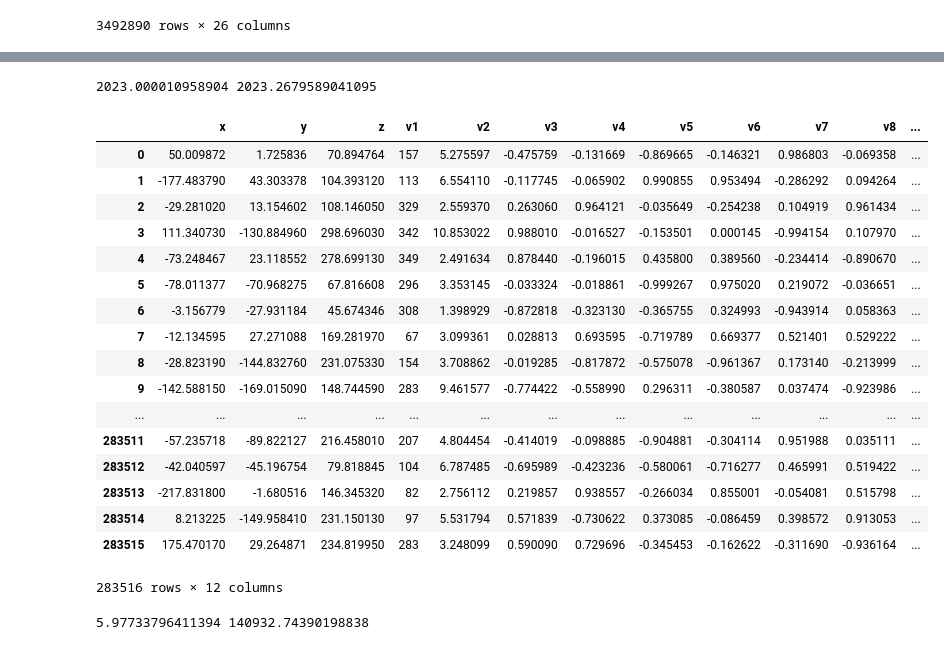
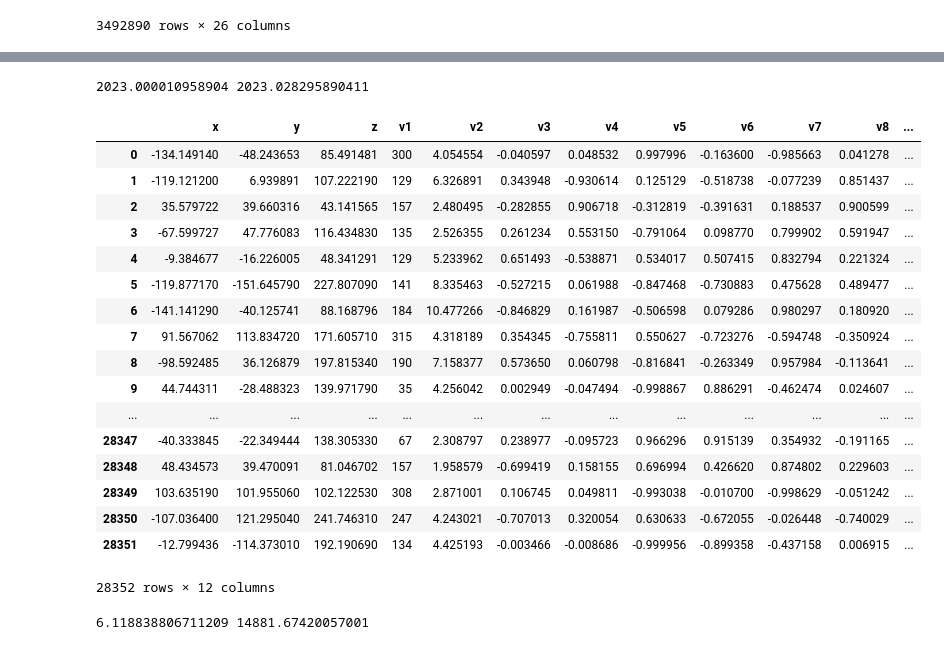
Before and after one commit to ageller/UniviewSDSSLSSTSNe, a Jupyter notebook: rawdata/convertSDSS.ipynb, the cells around one changed output, grey strips where cells are left out. Drawn from its saved outputs; the diff is of its cells as text; code cells hidden in the pictures.

```diff
--- a/rawdata/convertSDSS.ipynb
+++ b/rawdata/convertSDSS.ipynb
@@ -68,34 +63,36 @@ WARNING: ErfaWarning: ERFA function "dtf2d" yielded 3492817 of "dubious year (No
+# %%
+shuffledf = sdf.sample(frac=0.1).reset_index(drop=True)
 # %%
 #the Plastics time is binned, so I will need to randomize
+time = t[0:len(shuffledf)]
 tmin = min(time)
 tmax = max(time)
 print(tmin, tmax)
-stime = np.random.random(len(time))*(tmax - tmin) + tmin
 # %% [output]
-2023.000010958904 2023.2679589041095
+2023.000010958904 2023.028295890411
 # %%
-shuffledf = sdf.sample(frac=1).reset_index(drop=True)
+stime = np.random.random(len(shuffledf))*(tmax - tmin) + tmin
 shuffledf['time'] = (np.sort(stime) - yr)*365.2425*24.*60.
 shuffledf
 # %% [output]
 |  | x | y | z | v1 | v2 | v3 | v4 | v5 | v6 | v7 | v8 | ... |
-| 0 | 50.009872 | 1.725836 | 70.894764 | 157 | 5.275597 | -0.475759 | -0.131669 | -0.869665 | -0.146321 | 0.986803 | -0.069358 | ... |
-| 1 | -177.483790 | 43.303378 | 104.393120 | 113 | 6.554110 | -0.117745 | -0.065902 | 0.990855 | 0.953494 | -0.286292 | 0.094264 | ... |
-| 2 | -29.281020 | 13.154602 | 108.146050 | 329 | 2.559370 | 0.263060 | 0.964121 | -0.035649 | -0.254238 | 0.104919 | 0.961434 | ... |
-| 3 | 111.340730 | -130.884960 | 298.696030 | 342 | 10.853022 | 0.988010 | -0.016527 | -0.153501 | 0.000145 | -0.994154 | 0.107970 | ... |
-| 4 | -73.248467 | 23.118552 | 278.699130 | 349 | 2.491634 | 0.878440 | -0.196015 | 0.435800 | 0.389560 | -0.234414 | -0.890670 | ... |
-| 5 | -78.011377 | -70.968275 | 67.816608 | 296 | 3.353145 | -0.033324 | -0.018861 | -0.999267 | 0.975020 | 0.219072 | -0.036651 | ... |
-| 6 | -3.156779 | -27.931184 | 45.674346 | 308 | 1.398929 | -0.872818 | -0.323130 | -0.365755 | 0.324993 | -0.943914 | 0.058363 | ... |
-| 7 | -12.134595 | 27.271088 | 169.281970 | 67 | 3.099361 | 0.028813 | 0.693595 | -0.719789 | 0.669377 | 0.521401 | 0.529222 | ... |
-| 8 | -28.823190 | -144.832760 | 231.075330 | 154 | 3.708862 | -0.019285 | -0.817872 | -0.575078 | -0.961367 | 0.173140 | -0.213999 | ... |
-| 9 | -142.588150 | -169.015090 | 148.744590 | 283 | 9.461577 | -0.774422 | -0.558990 | 0.296311 | -0.380587 | 0.037474 | -0.923986 | ... |
+| 0 | -134.149140 | -48.243653 | 85.491481 | 300 | 4.054554 | -0.040597 | 0.048532 | 0.997996 | -0.163600 | -0.985663 | 0.041278 | ... |
+| 1 | -119.121200 | 6.939891 | 107.222190 | 129 | 6.326891 | 0.343948 | -0.930614 | 0.125129 | -0.518738 | -0.077239 | 0.851437 | ... |
+| 2 | 35.579722 | 39.660316 | 43.141565 | 157 | 2.480495 | -0.282855 | 0.906718 | -0.312819 | -0.391631 | 0.188537 | 0.900599 | ... |
+| 3 | -67.599727 | 47.776083 | 116.434830 | 135 | 2.526355 | 0.261234 | 0.553150 | -0.791064 | 0.098770 | 0.799902 | 0.591947 | ... |
+| 4 | -9.384677 | -16.226005 | 48.341291 | 129 | 5.233962 | 0.651493 | -0.538871 | 0.534017 | 0.507415 | 0.832794 | 0.221324 | ... |
+| 5 | -119.877170 | -151.645790 | 227.807090 | 141 | 8.335463 | -0.527215 | 0.061988 | -0.847468 | -0.730883 | 0.475628 | 0.489477 | ... |
+| 6 | -141.141290 | -40.125741 | 88.168796 | 184 | 10.477266 | -0.846829 | 0.161987 | -0.506598 | 0.079286 | 0.980297 | 0.180920 | ... |
+| 7 | 91.567062 | 113.834720 | 171.605710 | 315 | 4.318189 | 0.354345 | -0.755811 | 0.550627 | -0.723276 | -0.594748 | -0.350924 | ... |
+| 8 | -98.592485 | 36.126879 | 197.815340 | 190 | 7.158377 | 0.573650 | 0.060798 | -0.816841 | -0.263349 | 0.957984 | -0.113641 | ... |
+| 9 | 44.744311 | -28.488323 | 139.971790 | 35 | 4.256042 | 0.002949 | -0.047494 | -0.998867 | 0.886291 | -0.462474 | 0.024607 | ... |
 | ... | ... | ... | ... | ... | ... | ... | ... | ... | ... | ... | ... | ... |
-| 283511 | -57.235718 | -89.822127 | 216.458010 | 207 | 4.804454 | -0.414019 | -0.098885 | -0.904881 | -0.304114 | 0.951988 | 0.035111 | ... |
-| 283512 | -42.040597 | -45.196754 | 79.818845 | 104 | 6.787485 | -0.695989 | -0.423236 | -0.580061 | -0.716277 | 0.465991 | 0.519422 | ... |
-| 283513 | -217.831800 | -1.680516 | 146.345320 | 82 | 2.756112 | 0.219857 | 0.938557 | -0.266034 | 0.855001 | -0.054081 | 0.515798 | ... |
-| 283514 | 8.213225 | -149.958410 | 231.150130 | 97 | 5.531794 | 0.571839 | -0.730622 | 0.373085 | -0.086459 | 0.398572 | 0.913053 | ... |
-| 283515 | 175.470170 | 29.264871 | 234.819950 | 283 | 3.248099 | 0.590090 | 0.729696 | -0.345453 | -0.162622 | -0.311690 | -0.936164 | ... |
+| 28347 | -40.333845 | -22.349444 | 138.305330 | 67 | 2.308797 | 0.238977 | -0.095723 | 0.966296 | 0.915139 | 0.354932 | -0.191165 | ... |
+| 28348 | 48.434573 | 39.470091 | 81.046702 | 157 | 1.958579 | -0.699419 | 0.158155 | 0.696994 | 0.426620 | 0.874802 | 0.229603 | ... |
+| 28349 | 103.635190 | 101.955060 | 102.122530 | 308 | 2.871001 | 0.106745 | 0.049811 | -0.993038 | -0.010700 | -0.998629 | -0.051242 | ... |
+| 28350 | -107.036400 | 121.295040 | 241.746310 | 247 | 4.243021 | -0.707013 | 0.320054 | 0.630633 | -0.672055 | -0.026448 | -0.740029 | ... |
+| 28351 | -12.799436 | -114.373010 | 192.190690 | 134 | 4.425193 | -0.003466 | -0.008686 | -0.999956 | -0.899358 | -0.437158 | 0.006915 | ... |
-283516 rows × 12 columns
+28352 rows × 12 columns
 # %%
 outdf = pd.DataFrame()
 outdf['x'] = shuffledf['x']
@@ -111,4 +108,4 @@ outdf.to_csv("../data/SDSSLSSTSNe.raw",sep=' ', index=False, header=False)
 # %%
 print(min(shuffledf['time']), max(shuffledf['time']))
 # %% [output]
-5.97733796411394 140932.74390198838
+6.118838806711209 14881.67420057001
```
Also changed, not shown: parts of 1 cell of this notebook, 1 other file.
